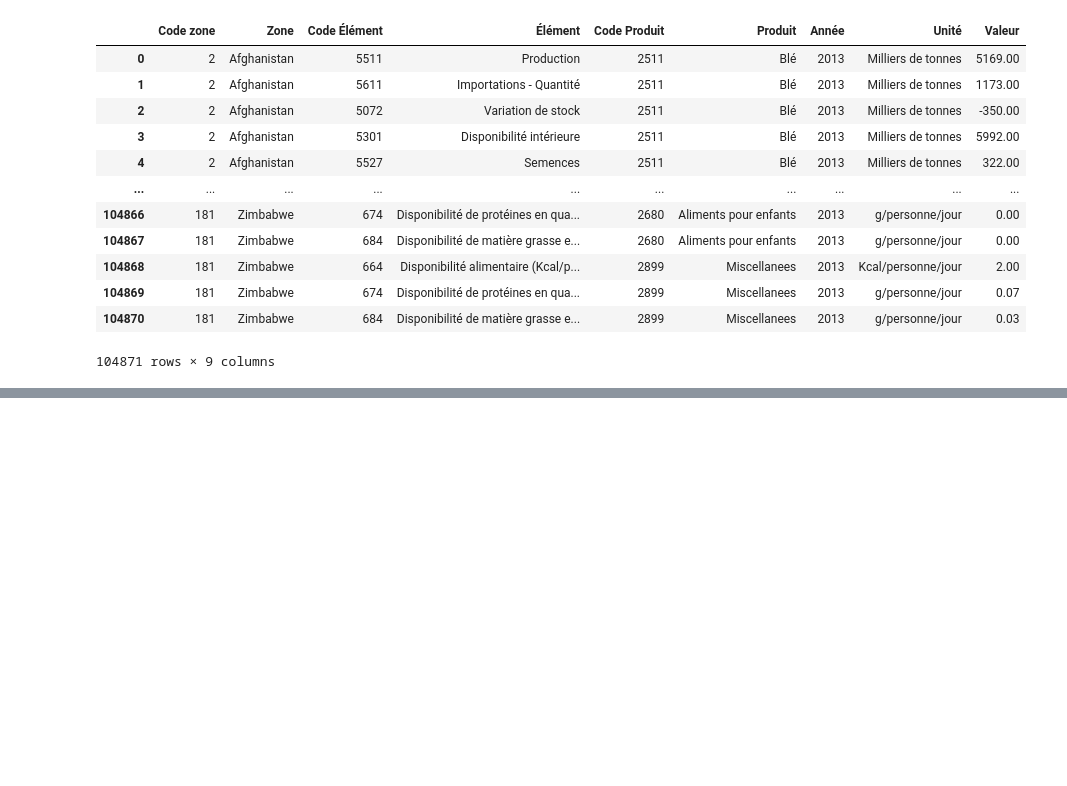
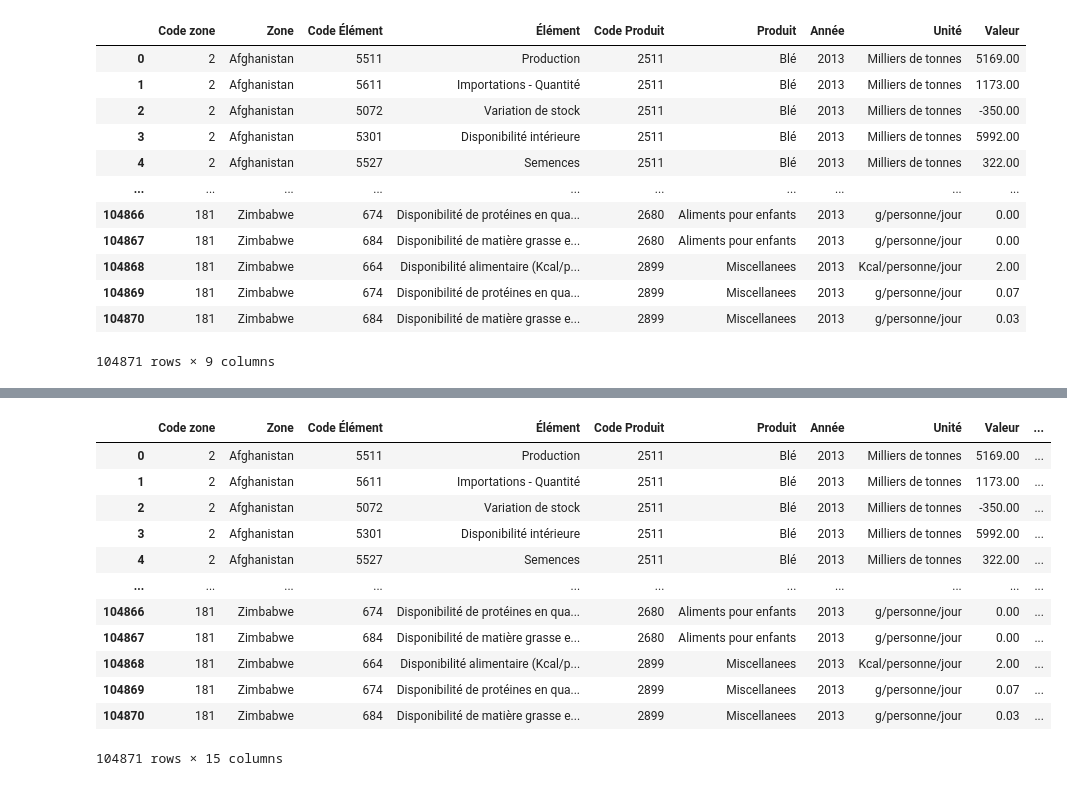
Before and after one commit to SIMPLON-DIST-Data-Analyst-211541/Hanna_Bief_FAO, a Jupyter notebook: FAO/Nettoyage.ipynb, the cells around one changed output, grey strips where cells are left out. Saved outputs shown, nothing was run; the diff lists cells and outputs as text; code cells hidden in the pictures; blank space fills up the shorter version.

```diff
--- a/FAO/Nettoyage.ipynb
+++ b/FAO/Nettoyage.ipynb
@@ -560,0 +692,37 @@ df_vege
+# %%
+df_vege['vege/milliers_tonnes'] = df_vege.apply(
+    lambda row: row['Valeur_num_vege'] if row['Unite_reelle_vege'] == 'Milliers de tonnes' else None,
+    axis=1
+)
+
+
+df_vege['vege/kcal_par_personne_jour'] = df_vege.apply(
+    lambda row: row['Valeur_num_vege'] if row['Unite_reelle_vege'] == 'Kcal/personne/jour' else None,
+    axis=1
+)
+
+df_vege['vege/kg'] = df_vege.apply(
+    lambda row: row['Valeur_num_vege'] if row['Unite_reelle_vege'] == 'kg' else None,
+    axis=1
+)
+
+df_vege['vege/g_par_personne_jour'] = df_vege.apply(
+    lambda row: row['Valeur_num_vege'] if row['Unite_reelle_vege'] == 'g/personne/jour' else None,
+    axis=1
+)
+
+df_vege
+# %% [output]
+|  | Code zone | Zone | Code Élément | Élément | Code Produit | Produit | Année | Unité | Valeur | ... |
+| 0 | 2 | Afghanistan | 5511 | Production | 2511 | Blé | 2013 | Milliers de tonnes | 5169.00 | ... |
+| 1 | 2 | Afghanistan | 5611 | Importations - Quantité | 2511 | Blé | 2013 | Milliers de tonnes | 1173.00 | ... |
+| 2 | 2 | Afghanistan | 5072 | Variation de stock | 2511 | Blé | 2013 | Milliers de tonnes | -350.00 | ... |
+| 3 | 2 | Afghanistan | 5301 | Disponibilité intérieure | 2511 | Blé | 2013 | Milliers de tonnes | 5992.00 | ... |
+| 4 | 2 | Afghanistan | 5527 | Semences | 2511 | Blé | 2013 | Milliers de tonnes | 322.00 | ... |
+| ... | ... | ... | ... | ... | ... | ... | ... | ... | ... | ... |
+| 104866 | 181 | Zimbabwe | 674 | Disponibilité de protéines en qua... | 2680 | Aliments pour enfants | 2013 | g/personne/jour | 0.00 | ... |
+| 104867 | 181 | Zimbabwe | 684 | Disponibilité de matière grasse e... | 2680 | Aliments pour enfants | 2013 | g/personne/jour | 0.00 | ... |
+| 104868 | 181 | Zimbabwe | 664 | Disponibilité alimentaire (Kcal/p... | 2899 | Miscellanees | 2013 | Kcal/personne/jour | 2.00 | ... |
+| 104869 | 181 | Zimbabwe | 674 | Disponibilité de protéines en qua... | 2899 | Miscellanees | 2013 | g/personne/jour | 0.07 | ... |
+| 104870 | 181 | Zimbabwe | 684 | Disponibilité de matière grasse e... | 2899 | Miscellanees | 2013 | g/personne/jour | 0.03 | ... |
+104871 rows × 15 columns
```
Also changed, not shown: parts of 16 cells of this notebook.
